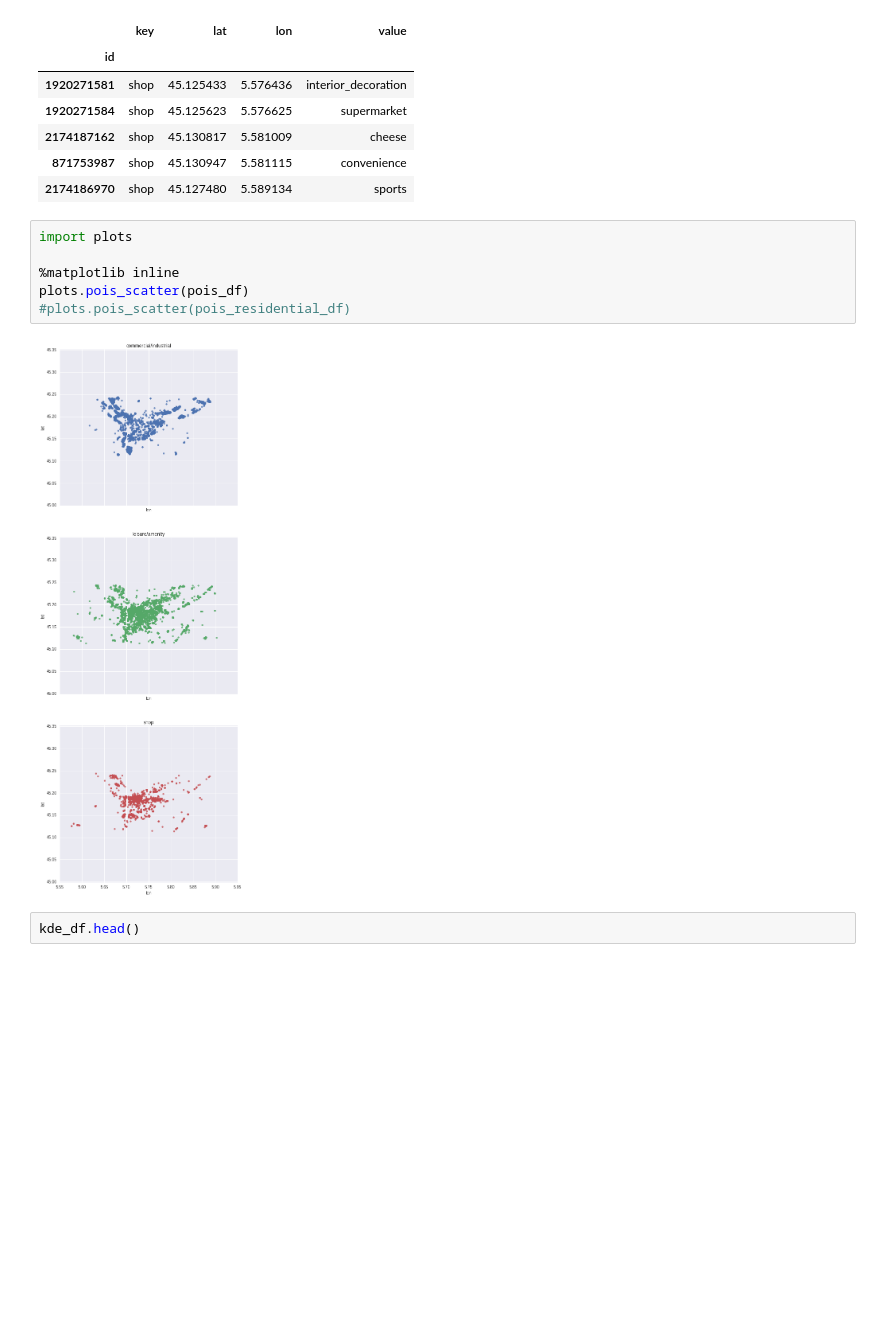
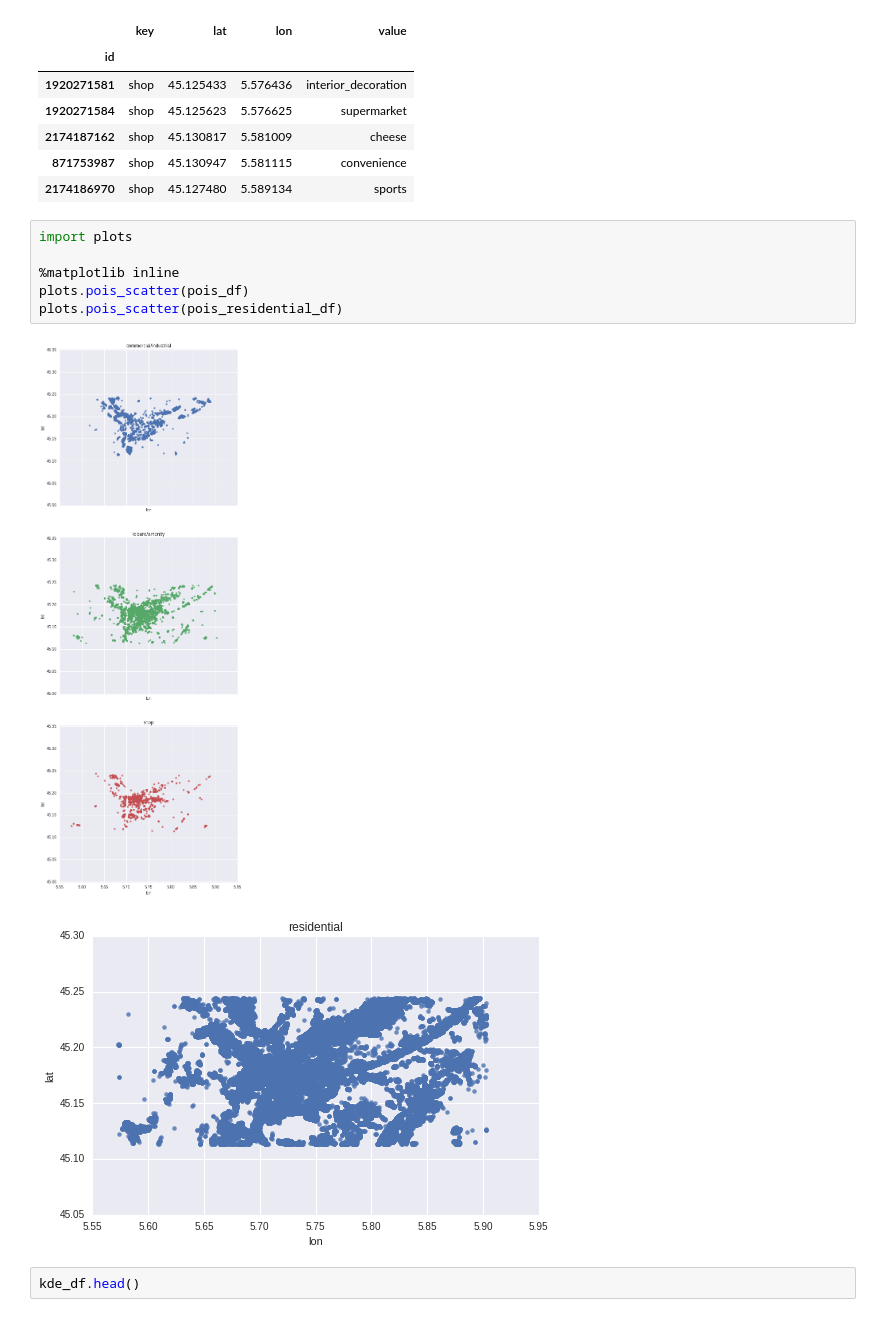
Before and after one commit to martibosch/landusemix, a Jupyter notebook: urban_analysis/notebooks/grenoble.ipynb, the cells around one changed output. Saved outputs shown, nothing was run; the diff lists cells and outputs as text; blank space fills up the shorter version.

```diff
--- a/urban_analysis/notebooks/grenoble.ipynb
+++ b/urban_analysis/notebooks/grenoble.ipynb
@@ -72,11 +84,12 @@ pois_df.head()
 # %%
 import plots
 
 %matplotlib inline
 plots.pois_scatter(pois_df)
-#plots.pois_scatter(pois_residential_df)
+plots.pois_scatter(pois_residential_df)
 # %% [output]
 [figure]
+[figure, added]
 # %%
 kde_df.head()
 # %% [output]
```
Also changed, not shown: parts of 2 cells of this notebook, 1 other file.
